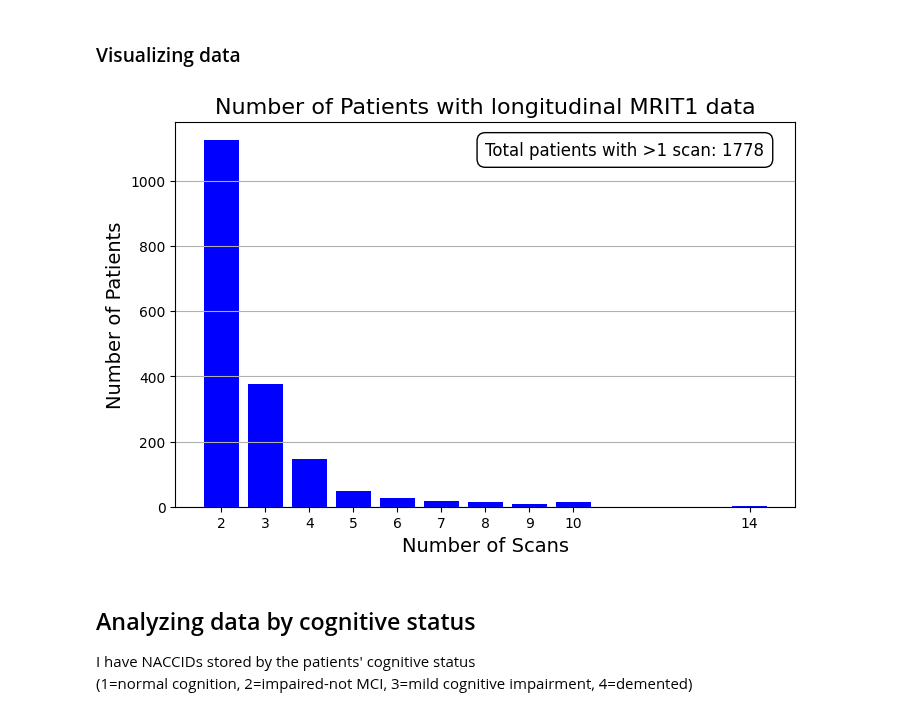
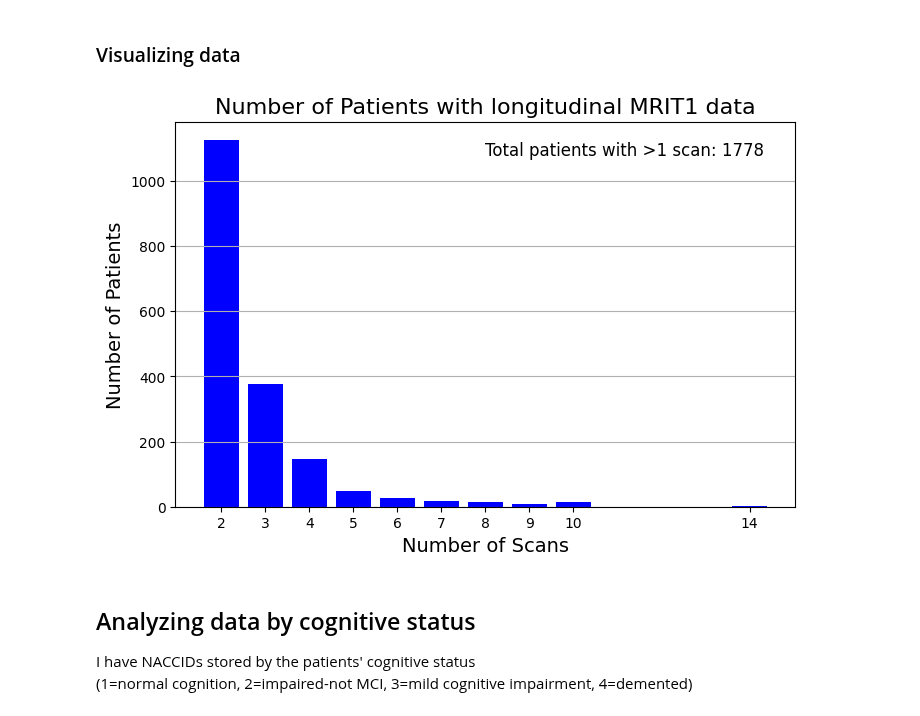
Before and after one commit to Crtox/asymmetryAD, a Jupyter notebook: code/mri_data_analyze.ipynb, the cells around one changed output. Saved outputs shown, nothing was run; the diff lists cells and outputs as text; code cells hidden in the pictures.

```diff
--- a/code/mri_data_analyze.ipynb
+++ b/code/mri_data_analyze.ipynb
@@ -40,22 +40,23 @@ Total number of patients with more than one MRIT1 scan = 1778
 # %%
 plt.figure(figsize=(8, 5))
 plt.bar(scan_frequency.index, scan_frequency.values, color='blue')
 plt.title('Number of Patients with longitudinal MRIT1 data', fontsize=16)
 plt.xlabel('Number of Scans', fontsize=14)
 plt.ylabel('Number of Patients', fontsize=14)
 plt.xticks(scan_frequency.index)
 plt.grid(axis='y')
 
 textstr = f"Total patients with >1 scan: {np.sum(scan_frequency.values)}"
 
 plt.gca().text(0.95, 0.95, textstr, transform=plt.gca().transAxes, fontsize=12,
                verticalalignment='top', horizontalalignment='right',
-               bbox=dict(facecolor='white', edgecolor='black', boxstyle='round,pad=0.5'))
+               )
+               #bbox=dict(facecolor='white', edgecolor='black', boxstyle='round', pad=0.5)
 
-plt.savefig(savePath + 'MRIT1_patients_number_histogram.png')
+#plt.savefig(savePath + 'MRIT1_patients_number_histogram.png')
 plt.show()
 # %% [output]
-[figure, old version]
+[figure, new version]
 # %% [markdown]
 ## Analyzing data by cognitive status
 I have NACCIDs stored by the patients' cognitive status <br>
```
Also changed, not shown: parts of 5 cells of this notebook, 1 other file.
